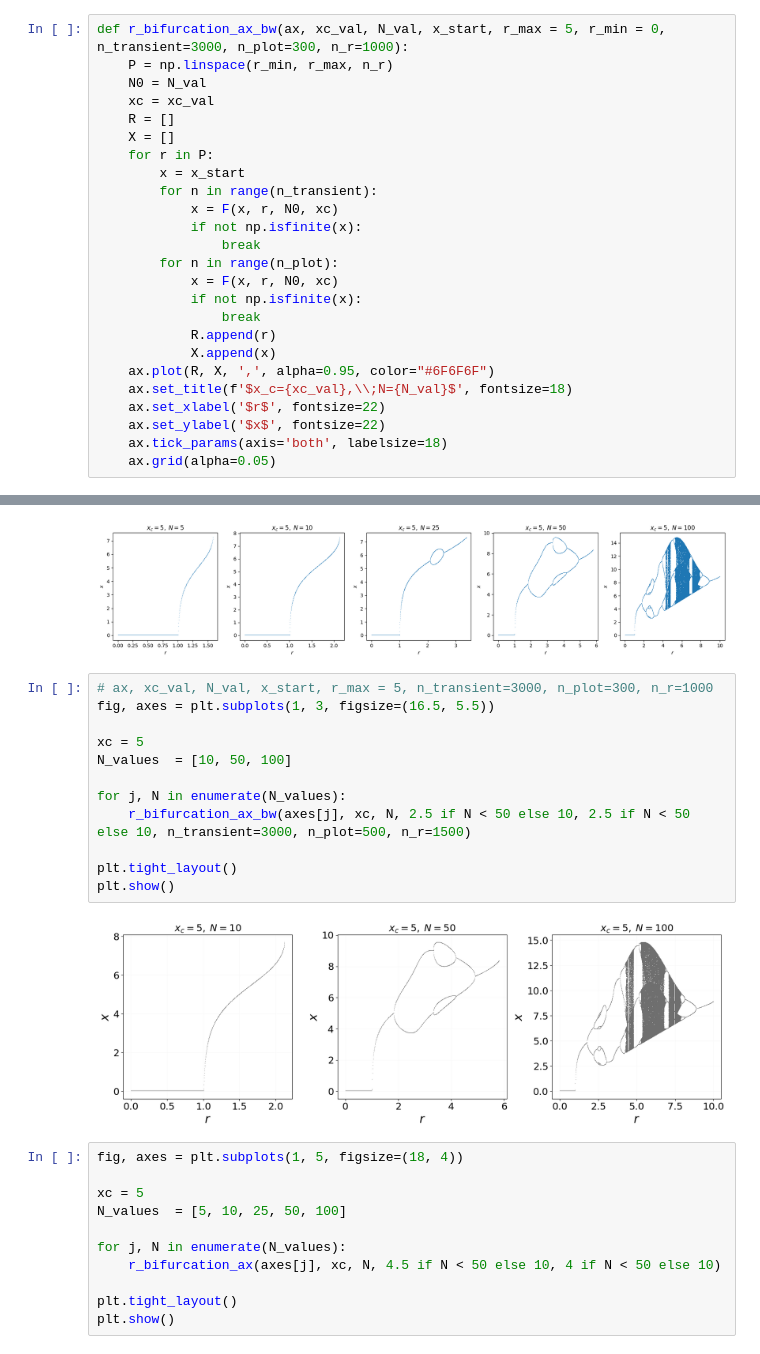
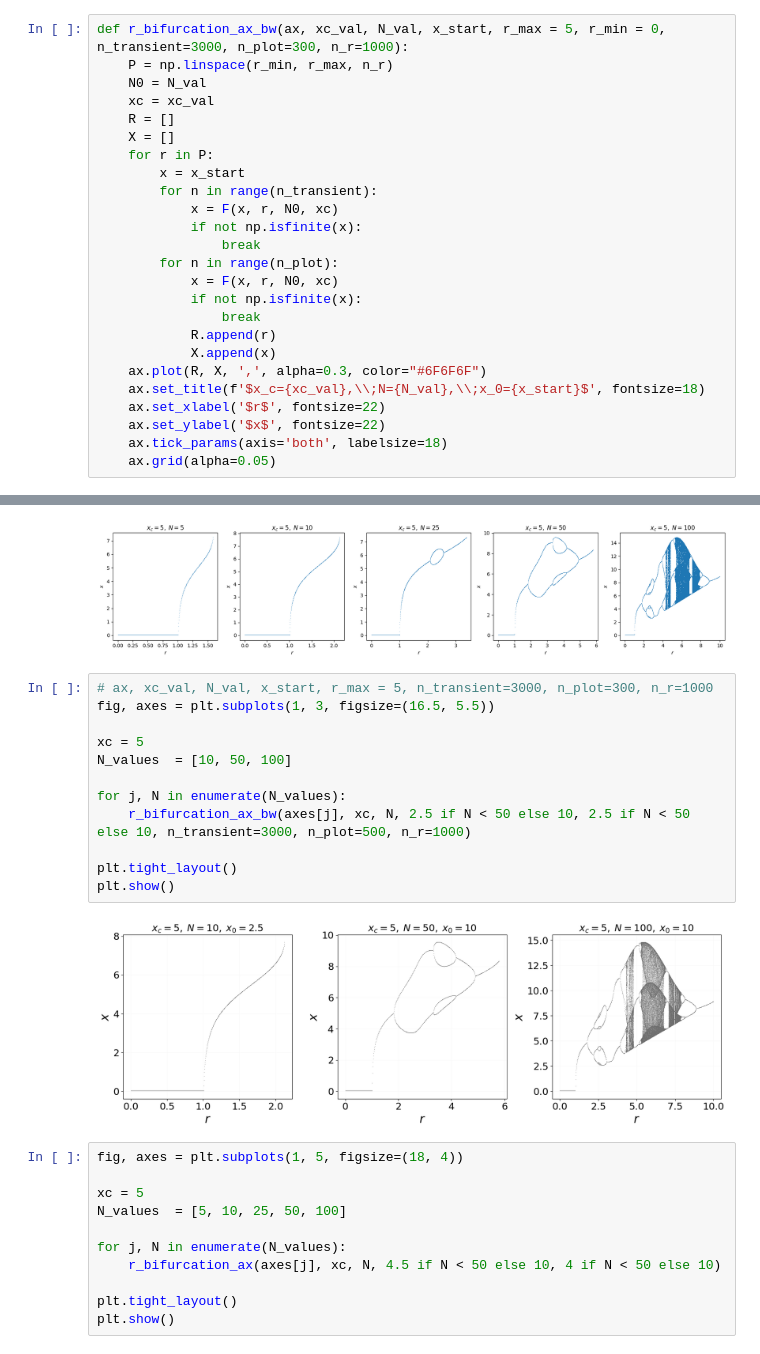
Before and after one commit to yobysheva/kursovaya, a Jupyter notebook: stac_points.ipynb, the cells around one changed output, grey strips where cells are left out. Cells and saved outputs as stored; diff of their text form.

```diff
--- a/stac_points.ipynb
+++ b/stac_points.ipynb
@@ -513,8 +513,8 @@ def r_bifurcation_ax_bw(ax, xc_val, N_val, x_start, r_max = 5, r_min = 0, n_tran
                 break
             R.append(r)
             X.append(x)
-    ax.plot(R, X, ',', alpha=0.95, color="#6F6F6F")
-    ax.set_title(f'$x_c={xc_val},\\;N={N_val}$', fontsize=18)
+    ax.plot(R, X, ',', alpha=0.3, color="#6F6F6F")
+    ax.set_title(f'$x_c={xc_val},\\;N={N_val},\\;x_0={x_start}$', fontsize=18)
     ax.set_xlabel('$r$', fontsize=22)
     ax.set_ylabel('$x$', fontsize=22)
     ax.tick_params(axis='both', labelsize=18)
@@ -580,17 +580,17 @@ plt.show()
 # %%
 # ax, xc_val, N_val, x_start, r_max = 5, n_transient=3000, n_plot=300, n_r=1000
 fig, axes = plt.subplots(1, 3, figsize=(16.5, 5.5))
 
 xc = 5
 N_values  = [10, 50, 100]
 
 for j, N in enumerate(N_values):
-    r_bifurcation_ax_bw(axes[j], xc, N, 2.5 if N < 50 else 10, 2.5 if N < 50 else 10, n_transient=3000, n_plot=500, n_r=1500)
+    r_bifurcation_ax_bw(axes[j], xc, N, 2.5 if N < 50 else 10, 2.5 if N < 50 else 10, n_transient=3000, n_plot=500, n_r=1000)
 
 plt.tight_layout()
 plt.show()
 # %% [output]
-[figure, old version]
+[figure, new version]
 # %%
 fig, axes = plt.subplots(1, 5, figsize=(18, 4))
 
```
Also changed, not shown: parts of 1 cell of this notebook, 2 other files.
